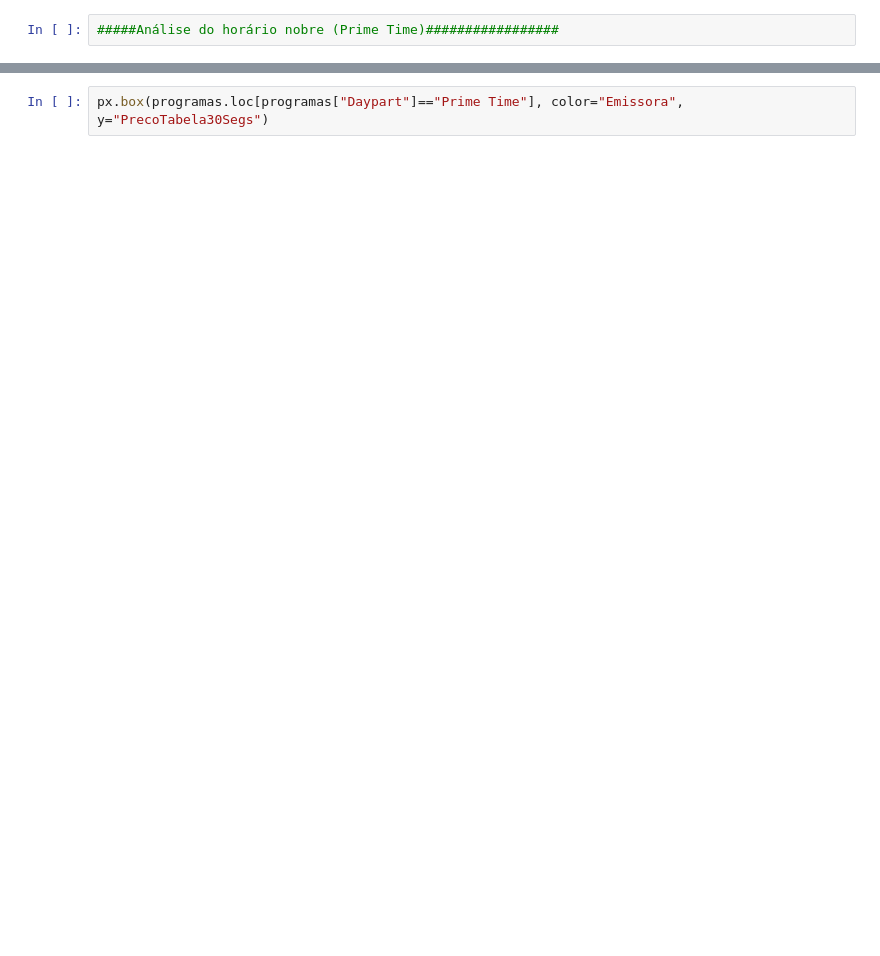
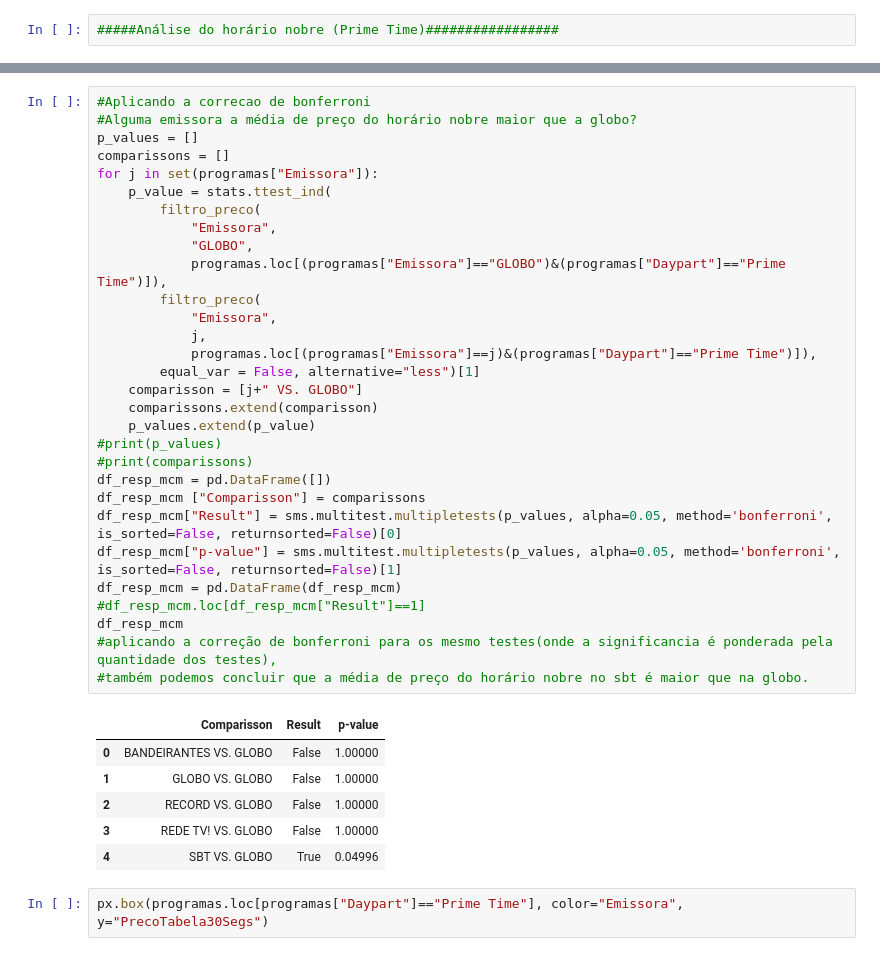
Before and after one commit to gustavozantut/trabalho_inferencia, a Jupyter notebook: Apresentacao_Inferencia_FMU.ipynb, the cells around one changed output, grey strips where cells are left out. Saved outputs shown, nothing was run; the diff lists cells and outputs as text; blank space fills up the shorter version.

```diff
--- a/Apresentacao_Inferencia_FMU.ipynb
+++ b/Apresentacao_Inferencia_FMU.ipynb
@@ -226,5 +275,42 @@ for i in set(programas["Emissora"]):
 # %% [output]
 GLOBO VS. SBT Ttest_indResult(statistic=array([-2.38034403]), pvalue=array([0.00999209]))
+# %%
+#Aplicando a correcao de bonferroni
+#Alguma emissora a média de preço do horário nobre maior que a globo?
+p_values = []
+comparissons = []
+for j in set(programas["Emissora"]):
+    p_value = stats.ttest_ind(
+        filtro_preco(
+            "Emissora",
+            "GLOBO",
+            programas.loc[(programas["Emissora"]=="GLOBO")&(programas["Daypart"]=="Prime Time")]),
+        filtro_preco(
+            "Emissora",
+            j,
+            programas.loc[(programas["Emissora"]==j)&(programas["Daypart"]=="Prime Time")]),
+        equal_var = False, alternative="less")[1]
+    comparisson = [j+" VS. GLOBO"]
+    comparissons.extend(comparisson)
+    p_values.extend(p_value)
+#print(p_values)
+#print(comparissons)
+df_resp_mcm = pd.DataFrame([])
+df_resp_mcm ["Comparisson"] = comparissons
+df_resp_mcm["Result"] = sms.multitest.multipletests(p_values, alpha=0.05, method='bonferroni', is_sorted=False, returnsorted=False)[0]
+df_resp_mcm["p-value"] = sms.multitest.multipletests(p_values, alpha=0.05, method='bonferroni', is_sorted=False, returnsorted=False)[1]
+df_resp_mcm = pd.DataFrame(df_resp_mcm)
+#df_resp_mcm.loc[df_resp_mcm["Result"]==1]
+df_resp_mcm
+#aplicando a correção de bonferroni para os mesmo testes(onde a significancia é ponderada pela quantidade dos testes),
+#também podemos concluir que a média de preço do horário nobre no sbt é maior que na globo.
+# %% [output]
+|  | Comparisson | Result | p-value |
+| 0 | BANDEIRANTES VS. GLOBO | False | 1.00000 |
+| 1 | GLOBO VS. GLOBO | False | 1.00000 |
+| 2 | RECORD VS. GLOBO | False | 1.00000 |
+| 3 | REDE TV! VS. GLOBO | False | 1.00000 |
+| 4 | SBT VS. GLOBO | True | 0.04996 |
 # %%
 px.box(programas.loc[programas["Daypart"]=="Prime Time"], color="Emissora", y="PrecoTabela30Segs")
 # %% [output]
```
Also changed, not shown: parts of 7 cells of this notebook.
